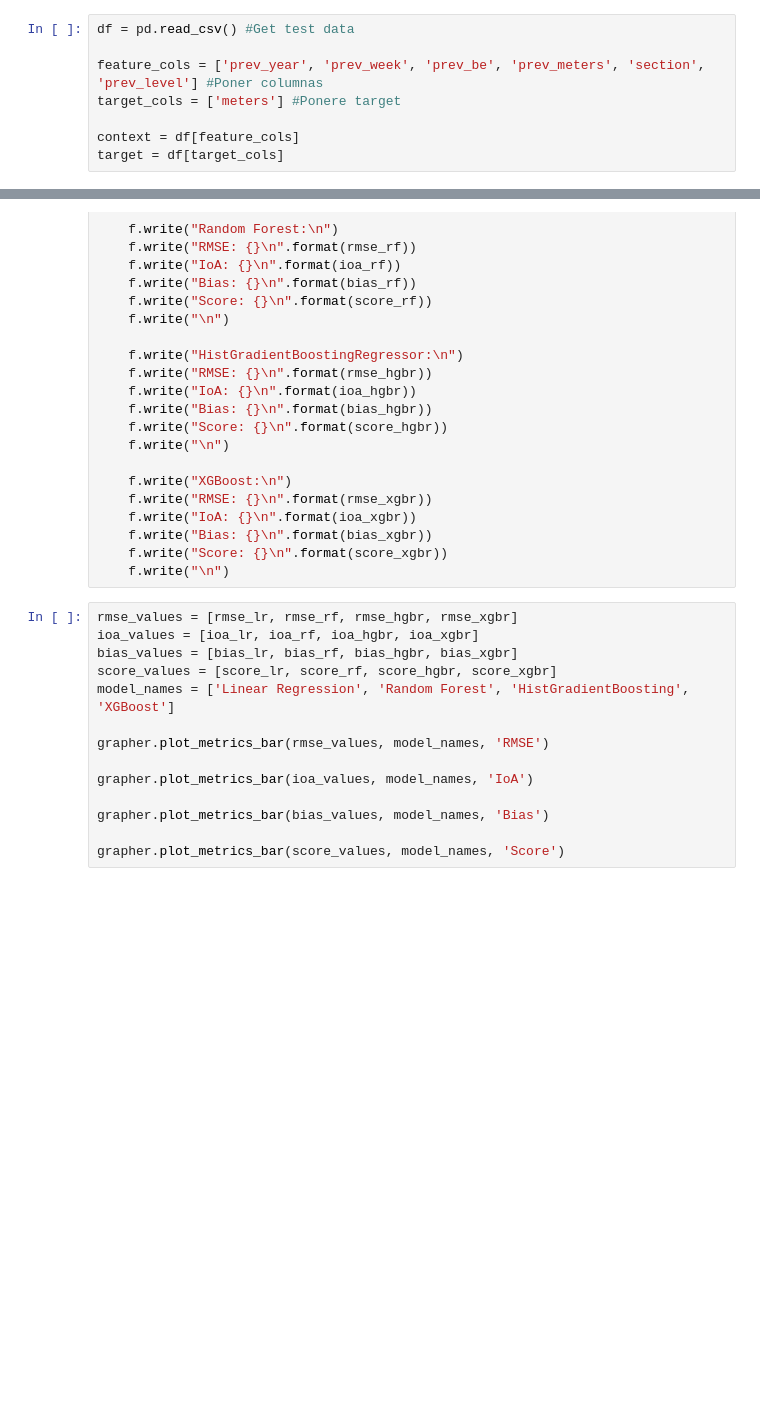
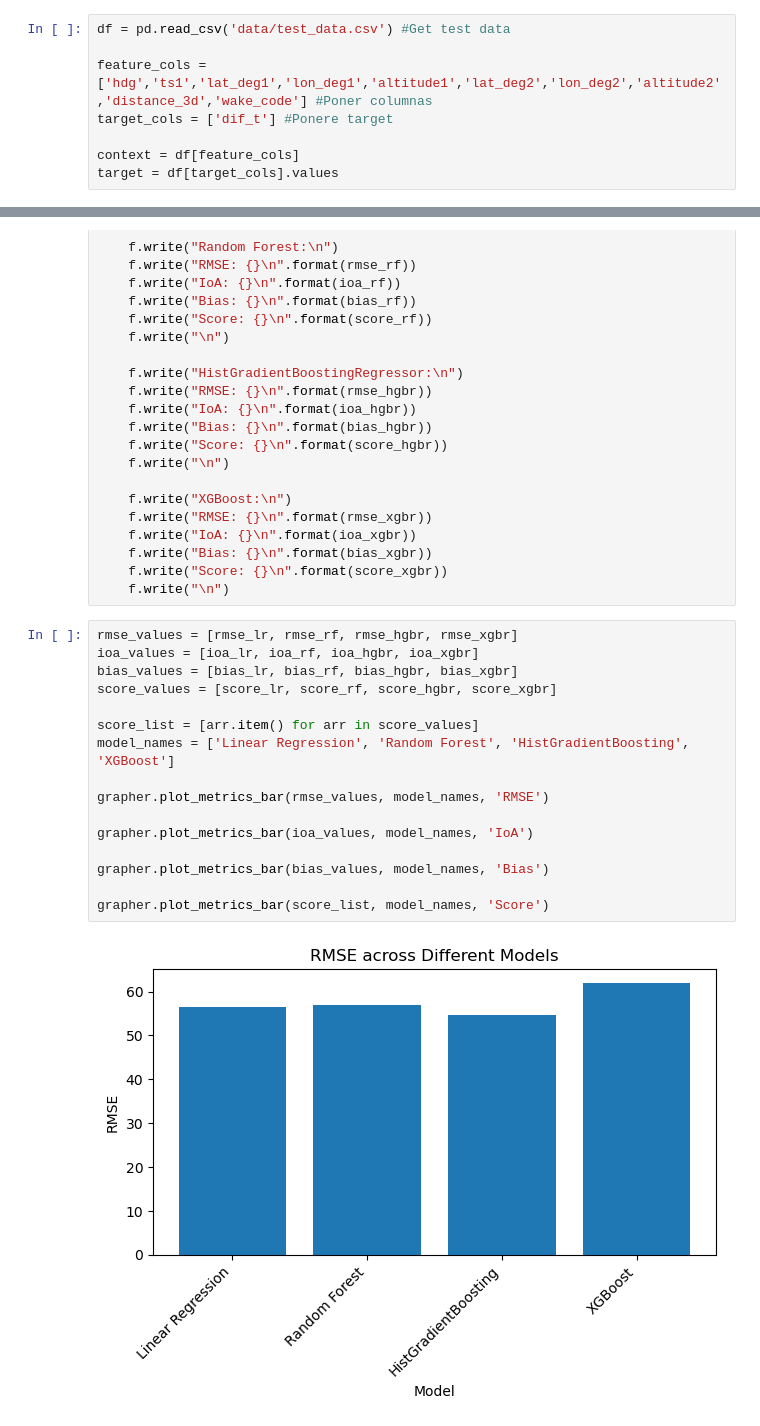
Before and after one commit to Raherol/Fly-by-coders, a Jupyter notebook: Hackathon/model_metrics.ipynb, the cells around one changed output, grey strips where cells are left out. Saved outputs shown, nothing was run; the diff lists cells and outputs as text; blank space fills up the shorter version.

```diff
--- a/Hackathon/model_metrics.ipynb
+++ b/Hackathon/model_metrics.ipynb
@@ -8,11 +12,11 @@ import pickle
 # %%
-df = pd.read_csv() #Get test data
+df = pd.read_csv('data/test_data.csv') #Get test data
 
-feature_cols = ['prev_year', 'prev_week', 'prev_be', 'prev_meters', 'section', 'prev_level'] #Poner columnas
-target_cols = ['meters'] #Ponere target
+feature_cols = ['hdg','ts1','lat_deg1','lon_deg1','altitude1','lat_deg2','lon_deg2','altitude2','distance_3d','wake_code'] #Poner columnas
+target_cols = ['dif_t'] #Ponere target
 
 context = df[feature_cols]
-target = df[target_cols]
+target = df[target_cols].values
 # %%
 with open('models/model_lr.plk', 'rb') as f:
     model_lr = pickle.load(f)
@@ -83,14 +87,18 @@ with open('metrics/initial_models.txt', 'w') as f:
 # %%
 rmse_values = [rmse_lr, rmse_rf, rmse_hgbr, rmse_xgbr]
 ioa_values = [ioa_lr, ioa_rf, ioa_hgbr, ioa_xgbr]
 bias_values = [bias_lr, bias_rf, bias_hgbr, bias_xgbr]
 score_values = [score_lr, score_rf, score_hgbr, score_xgbr]
+
+score_list = [arr.item() for arr in score_values]
 model_names = ['Linear Regression', 'Random Forest', 'HistGradientBoosting', 'XGBoost']
 
 grapher.plot_metrics_bar(rmse_values, model_names, 'RMSE')
 
 grapher.plot_metrics_bar(ioa_values, model_names, 'IoA')
 
 grapher.plot_metrics_bar(bias_values, model_names, 'Bias')
 
-grapher.plot_metrics_bar(score_values, model_names, 'Score')
+grapher.plot_metrics_bar(score_list, model_names, 'Score')
+# %% [output]
+[figure, added]
```
Also changed, not shown: parts of 2 cells of this notebook, 4 other files.
